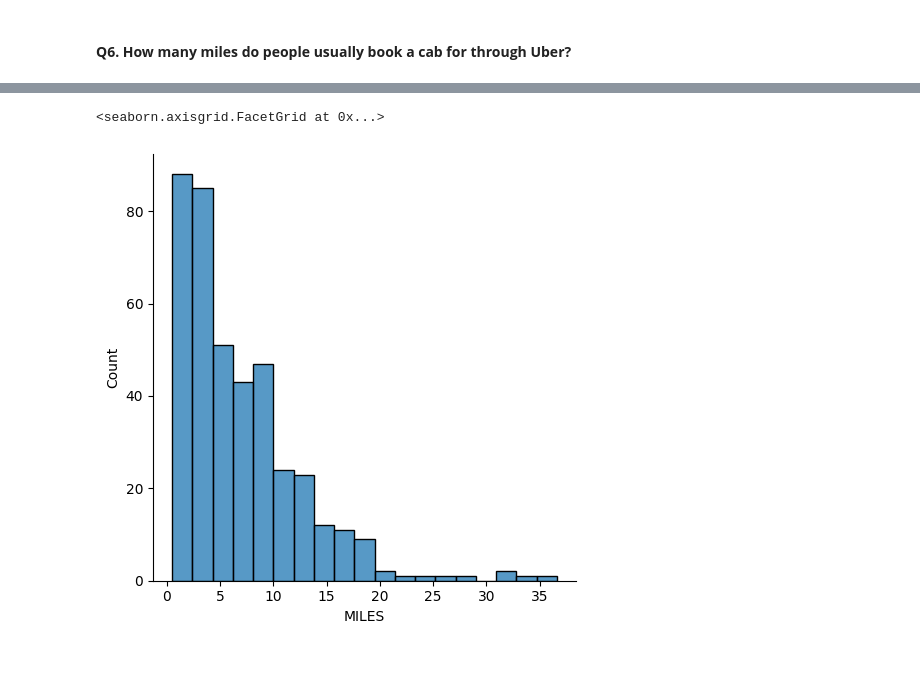
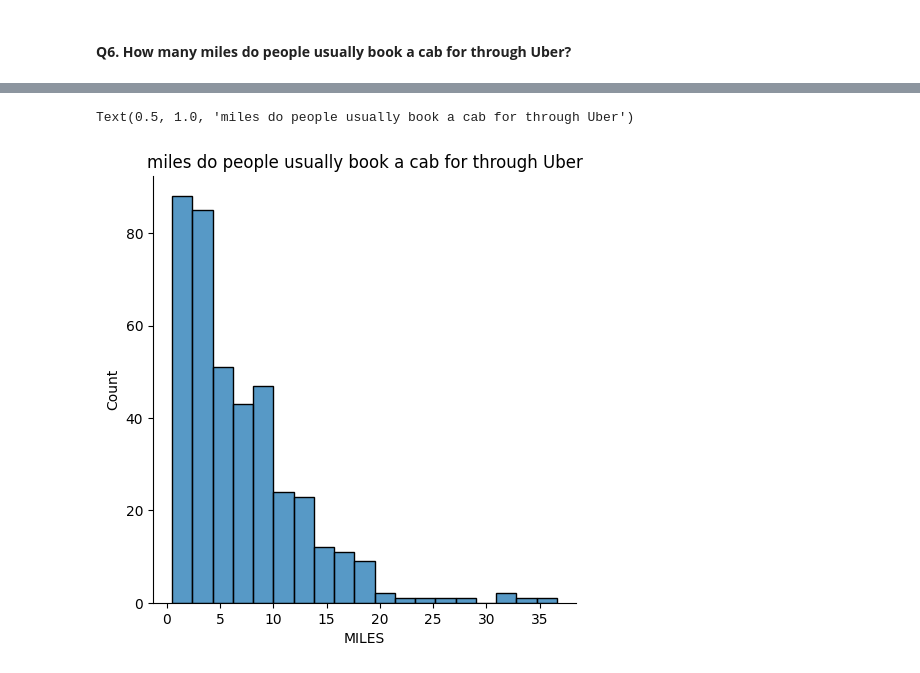
Before and after one commit to KKaranSinghh/Uber-Project-Data-Science, a Jupyter notebook: Uber analysis.ipynb, the cells around one changed output, grey strips where cells are left out. Cells and saved outputs as stored; diff of their text form; code cells hidden in the pictures.

```diff
--- a/Uber analysis.ipynb
+++ b/Uber analysis.ipynb
@@ -240,7 +240,8 @@ sns.boxplot(dataset['MILES'])
 # %%
 # get data only bwt 0 to 40 miles
 
 sns.displot(dataset[dataset['MILES']<40]['MILES'])
+plt.title('miles do people usually book a cab for through Uber')
 # %% [output]
-<seaborn.axisgrid.FacetGrid at 0x...>
+Text(0.5, 1.0, 'miles do people usually book a cab for through Uber')
-[figure, old version]
+[figure, new version]
```
Also changed, not shown: parts of 5 cells of this notebook.
